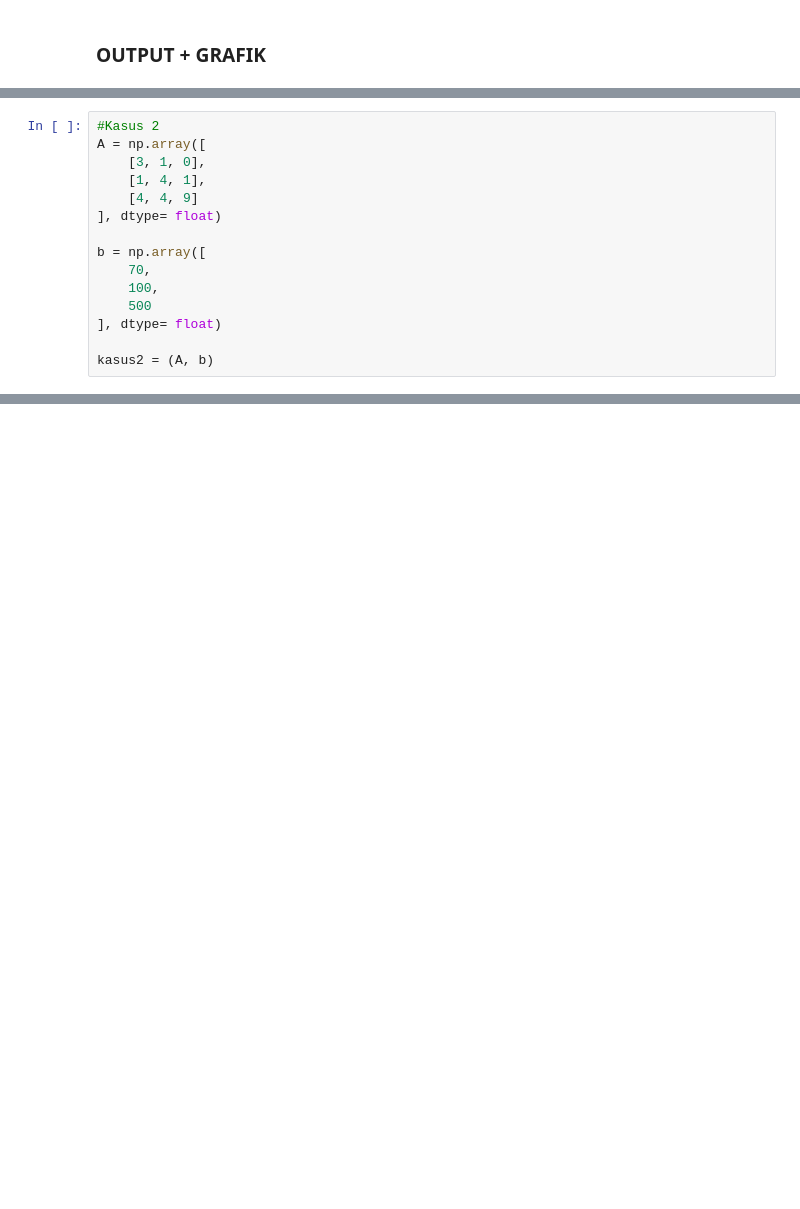
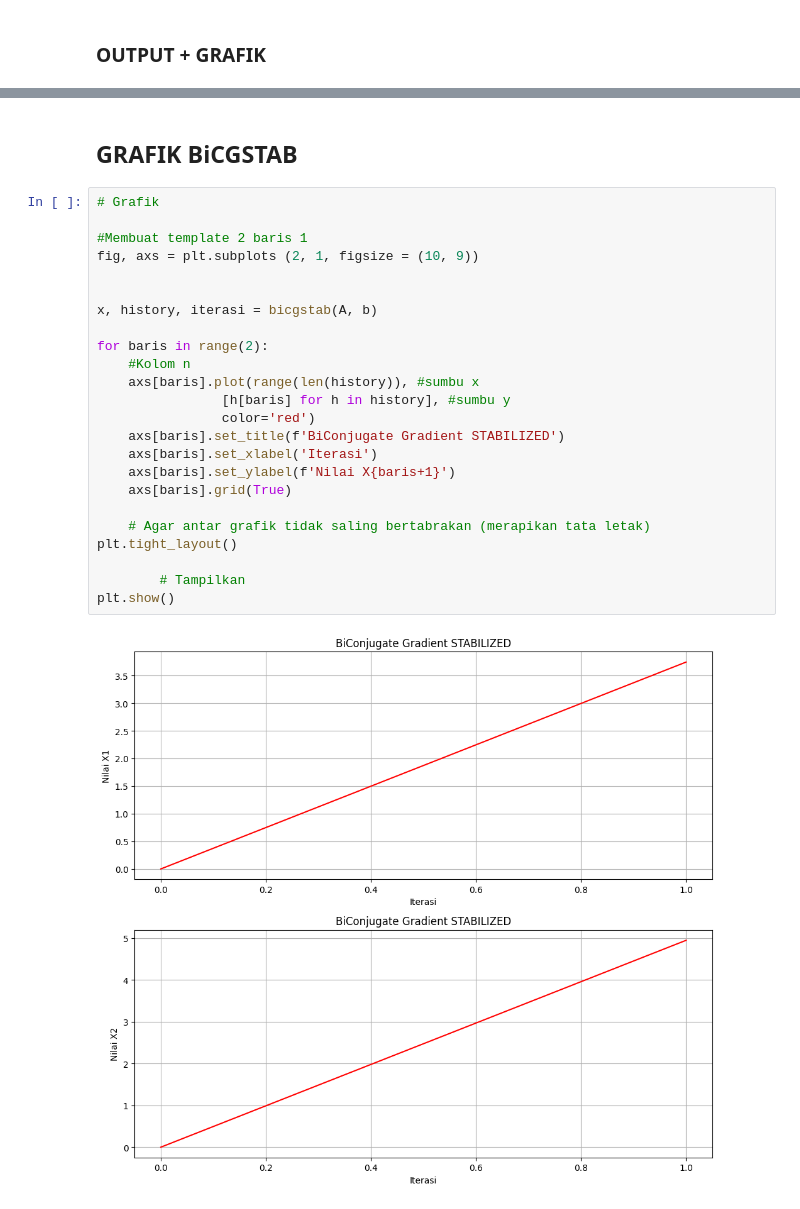
Before and after one commit to 404visco/IoT-Kelompok9, a Jupyter notebook: SEM 2/MetNum/SPL/tugas.ipynb, the cells around one changed output, grey strips where cells are left out. Cells and saved outputs as stored; diff of their text form; blank space fills up the shorter version.

```diff
--- a/SEM 2/MetNum/SPL/tugas.ipynb
+++ b/SEM 2/MetNum/SPL/tugas.ipynb
@@ -523,15 +330,0 @@ agar performa sistem prosesor menjadi optimal untuk ketiga jenis proses.
-# %%
-#Kasus 2
-A = np.array([
-    [3, 1, 0],
-    [1, 4, 1],
-    [4, 4, 9]
-], dtype= float)
-
-b = np.array([
-    70,
-    100,
-    500
-], dtype= float)
-
-kasus2 = (A, b)
@@ -582,0 +402,28 @@ x3: 47.16763997220772
+# %% [markdown]
+## **GRAFIK BiCGSTAB**
+# %%
+# Grafik
+
+#Membuat template 2 baris 1
+fig, axs = plt.subplots (2, 1, figsize = (10, 9))
+
+
+x, history, iterasi = bicgstab(A, b)
+
+for baris in range(2):
+    #Kolom n
+    axs[baris].plot(range(len(history)), #sumbu x
+                [h[baris] for h in history], #sumbu y
+                color='red')
+    axs[baris].set_title(f'BiConjugate Gradient STABILIZED')
+    axs[baris].set_xlabel('Iterasi')
+    axs[baris].set_ylabel(f'Nilai X{baris+1}')
+    axs[baris].grid(True)
+
+    # Agar antar grafik tidak saling bertabrakan (merapikan tata letak)
+plt.tight_layout()
+
+        # Tampilkan
+plt.show()
+# %% [output]
+[figure, added]
```
Also changed, not shown: parts of 20 cells of this notebook.
